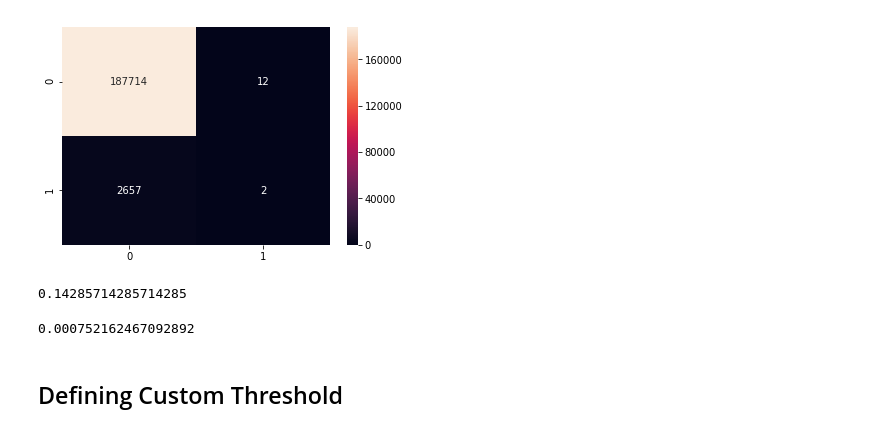
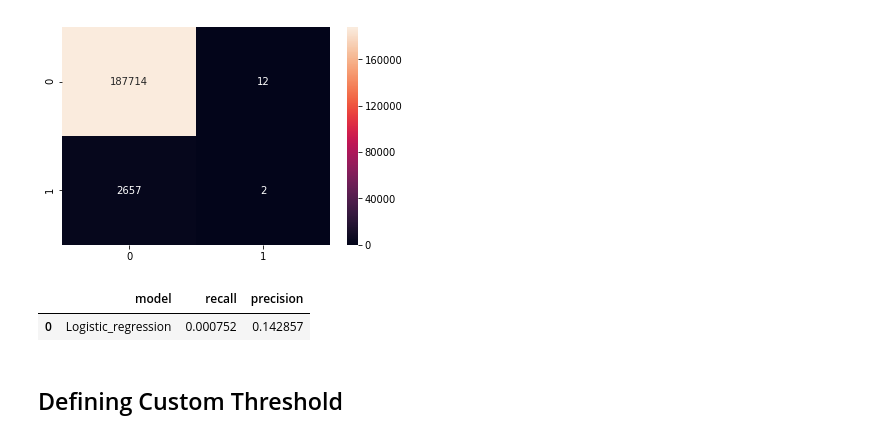
Before and after one commit to kskaran94/Sepsis_Identification, a Jupyter notebook: Feature_Engineering.ipynb, the cells around one changed output. Cells and saved outputs as stored; diff of their text form; code cells hidden in the pictures.

```diff
--- a/Feature_Engineering.ipynb
+++ b/Feature_Engineering.ipynb
@@ -153,4 +150,15 @@ log_pipe_scale = make_pipeline(preprocess_trans_scale, LogisticRegression() )
+# %%
+def score_model(model, metric_list, y_true, y_pred):
+  metric_dict = {'precision' :  precision_score, 'recall' : recall_score,
+                 'confusion_matrix' : confusion_matrix}
+  df = pd.DataFrame()
+  df['model'] = [model]
+  for metric in metric_list:
+    df[metric] = [metric_dict[metric](y_true, y_pred)]
+  return df
 # %% [markdown]
 ## Training the model
 # %%
-log_pipe_scale.fit(X_train, y_train)
+log_pipe_scale = make_pipeline(preprocess_trans_scale, LogisticRegression() )
+
+log_model = log_pipe_scale.fit(X_train, y_train)
@@ -182,14 +171,11 @@ conf_matrix = confusion_matrix(y_val, pred)
 sns.heatmap(conf_matrix, annot=True, fmt="d");
 # %% [output]
 [figure]
-# %%
-precision_score(y_val, pred)
-# %% [output]
-0.14285714285714285
-# %%
-recall_score(y_val, pred)
-# %% [output]
-0.000752162467092892
+# %%
+score_model('Logistic_regression', ['recall','precision'], y_val, pred)
+# %% [output]
+|  | model | recall | precision |
+| 0 | Logistic_regression | 0.000752 | 0.142857 |
 # %% [markdown]
 ## Defining Custom Threshold
 # %%
```
Also changed, not shown: parts of 7 cells of this notebook.
